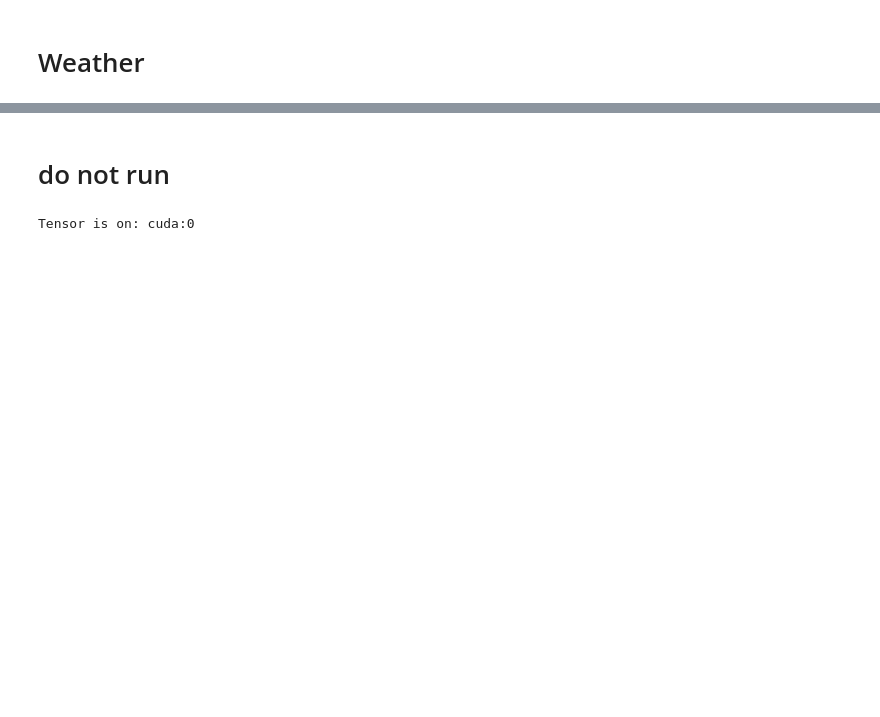
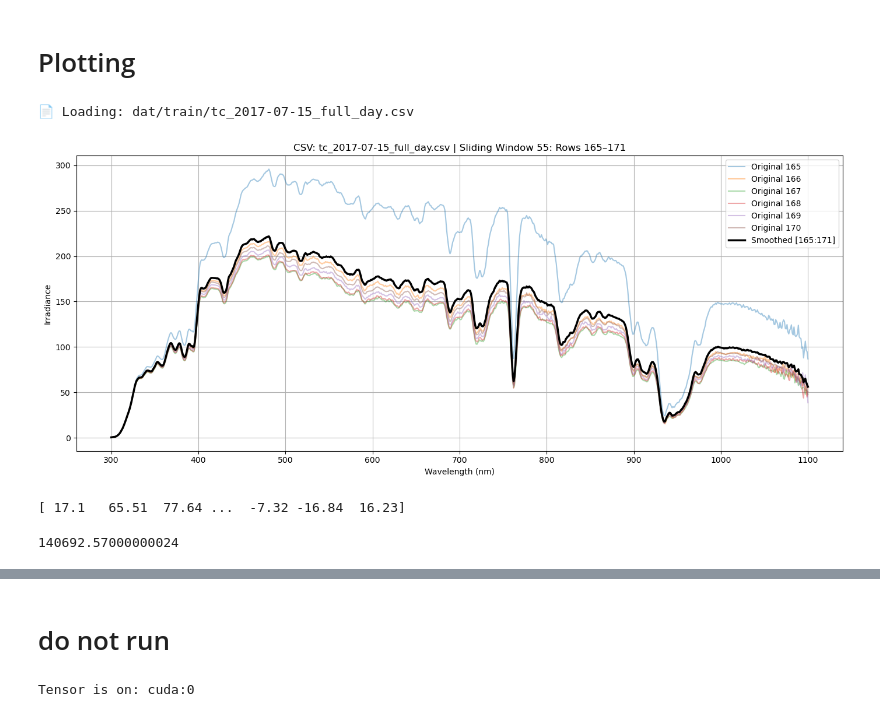
Before and after one commit to Noulinho/SpectraClustering, a Jupyter notebook: JupyterProject/DataLoaderSubset.ipynb, the cells around one changed output, grey strips where cells are left out. Cells and saved outputs as stored; diff of their text form; code cells hidden in the pictures; blank space fills up the shorter version.

```diff
--- a/JupyterProject/DataLoaderSubset.ipynb
+++ b/JupyterProject/DataLoaderSubset.ipynb
@@ -15,2 +17,76 @@ import matplotlib.pyplot as plt
 # %% [markdown]
-# Weather
+# Plotting
+# %%
+import os
+import glob
+import pandas as pd
+import numpy as np
+import torch
+import matplotlib.pyplot as plt
+
+def sliding_window_average(tensor, window_size=5, stride=2):
+    N, D = tensor.shape
+    smoothed = []
+    for start in range(0, N - window_size + 1, stride):
+        window = tensor[start:start + window_size]
+        avg = window.mean(dim=0)
+        smoothed.append(avg)
+    return torch.stack(smoothed)
+
+# 🗂 Load a single CSV from dat/train
+csv_file = sorted(glob.glob('dat/train/*.csv'))[0]  # You can change the [0] to another file index
+print(f"📄 Loading: {csv_file}")
+
+# 🧠 Load only a slice of the file for speed
+max_rows = 8000
+df = pd.read_csv(csv_file, nrows=max_rows)
+
+# 🧼 Drop datetime column and convert to tensor
+datetime_col = 'dt_UTC01_NoDLS'
+if datetime_col in df.columns:
+    df = df.drop(columns=[datetime_col])
+data_tensor = torch.tensor(df.values, dtype=torch.float32)
+
+# 🔢 Windowing parameters
+window_index = 55
+window_size = 6
+stride = 3
+
+# 🎯 Compute which rows are used in this window
+start = window_index * stride
+end = start + window_size
+
+# ⛓ Get the original window
+original_window = data_tensor[start:end]
+
+# 🧮 Apply smoothing
+smoothed_tensor = sliding_window_average(data_tensor, window_size=window_size, stride=stride)
+smoothed_window = smoothed_tensor[window_index]
+
+# 🧭 Wavelengths (300–1100 nm)
+wavelengths = torch.linspace(300, 1100, data_tensor.shape[1]).numpy()
+
+# 🎨 Plot
+plt.figure(figsize=(14, 6))
+for i in range(original_window.shape[0]):
+    plt.plot(wavelengths, original_window[i].numpy(), alpha=0.4, label=f'Original {start+i}')
+plt.plot(wavelengths, smoothed_window.numpy(), color='black', linewidth=2.5, label=f'Smoothed [{start}:{end}]')
+plt.title(f"CSV: {os.path.basename(csv_file)} | Sliding Window {window_index}: Rows {start}–{end}")
+plt.xlabel("Wavelength (nm)")
+plt.ylabel("Irradiance")
+plt.legend()
+plt.grid(True)
+plt.tight_layout()
+plt.show()
+
+broadband_irradiance = np.trapz(df.values, x=df.columns.astype(float), axis=1)
+broadband_irradiance = np.sum(df.values, axis=1)
+print(broadband_irradiance)
+# %% [output]
+📄 Loading: dat/train/tc_2017-07-15_full_day.csv
+[figure, added]
+[ 17.1   65.51  77.64 ...  -7.32 -16.84  16.23]
+# %%
+print(broadband_irradiance[666])
+# %% [output]
+140692.57000000024
```
Also changed, not shown: parts of 32 cells of this notebook.
